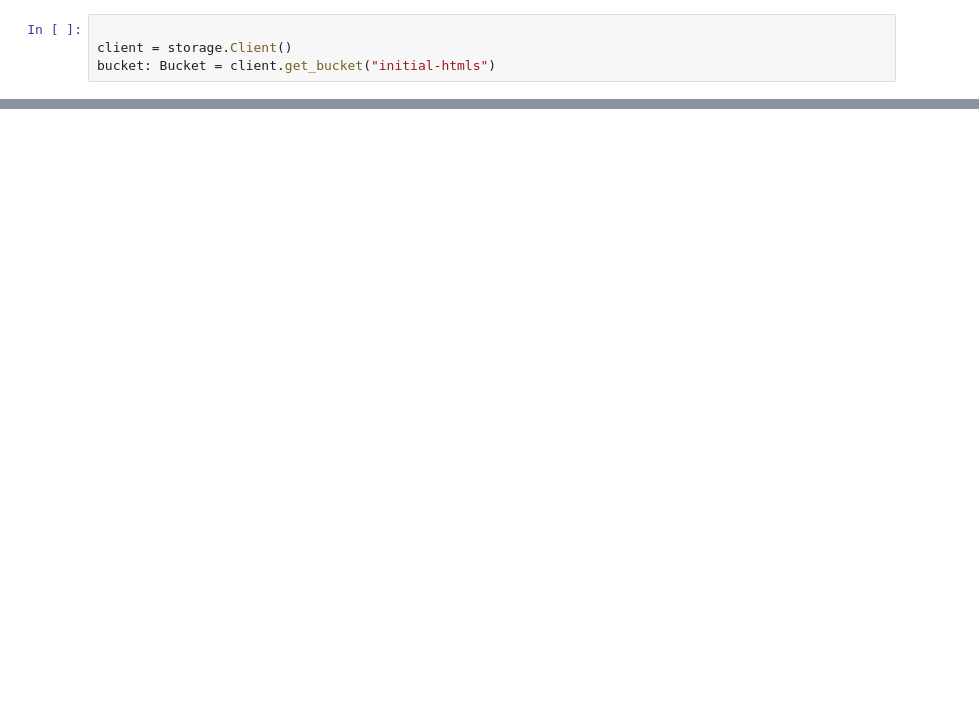
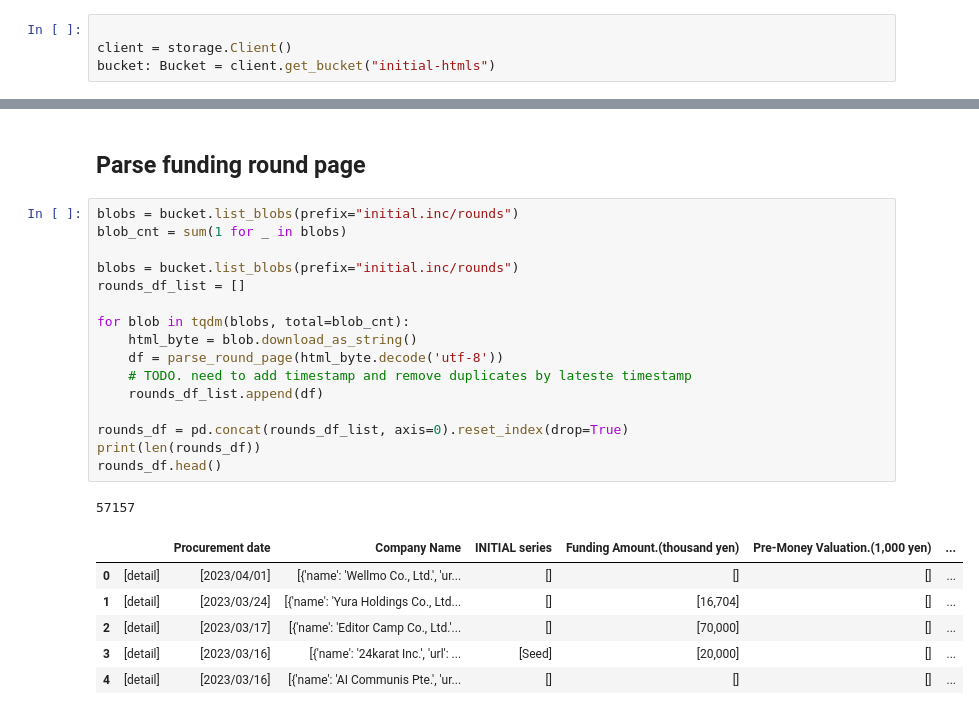
Before and after one commit to ENsu/initial-scripts, a Jupyter notebook: merge_pages_from_gcs.ipynb, the cells around one changed output, grey strips where cells are left out. Drawn from its saved outputs; the diff is of its cells as text; blank space fills up the shorter version.

```diff
--- a/merge_pages_from_gcs.ipynb
+++ b/merge_pages_from_gcs.ipynb
@@ -94,0 +66,26 @@ post_process_acquisition_df(acquisition_df)
+# %% [markdown]
+## Parse funding round page
+# %%
+blobs = bucket.list_blobs(prefix="initial.inc/rounds")
+blob_cnt = sum(1 for _ in blobs)
+
+blobs = bucket.list_blobs(prefix="initial.inc/rounds")
+rounds_df_list = []
+
+for blob in tqdm(blobs, total=blob_cnt):
+    html_byte = blob.download_as_string()
+    df = parse_round_page(html_byte.decode('utf-8'))
+    # TODO. need to add timestamp and remove duplicates by lateste timestamp
+    rounds_df_list.append(df)
+
+rounds_df = pd.concat(rounds_df_list, axis=0).reset_index(drop=True)
+print(len(rounds_df))
+rounds_df.head()
+# %% [output]
+57157
+|  |  | Procurement date | Company Name | INITIAL series | Funding Amount.(thousand yen) | Pre-Money Valuation.(1,000 yen) | ... |
+| 0 | [detail] | [2023/04/01] | [{'name': 'Wellmo Co., Ltd.', 'ur... | [] | [] | [] | ... |
+| 1 | [detail] | [2023/03/24] | [{'name': 'Yura Holdings Co., Ltd... | [] | [16,704] | [] | ... |
+| 2 | [detail] | [2023/03/17] | [{'name': 'Editor Camp Co., Ltd.'... | [] | [70,000] | [] | ... |
+| 3 | [detail] | [2023/03/16] | [{'name': '24karat Inc.', 'url': ... | [Seed] | [20,000] | [] | ... |
+| 4 | [detail] | [2023/03/16] | [{'name': 'AI Communis Pte.', 'ur... | [] | [] | [] | ... |
```
Also changed, not shown: parts of 54 cells of this notebook, 5 other files.
